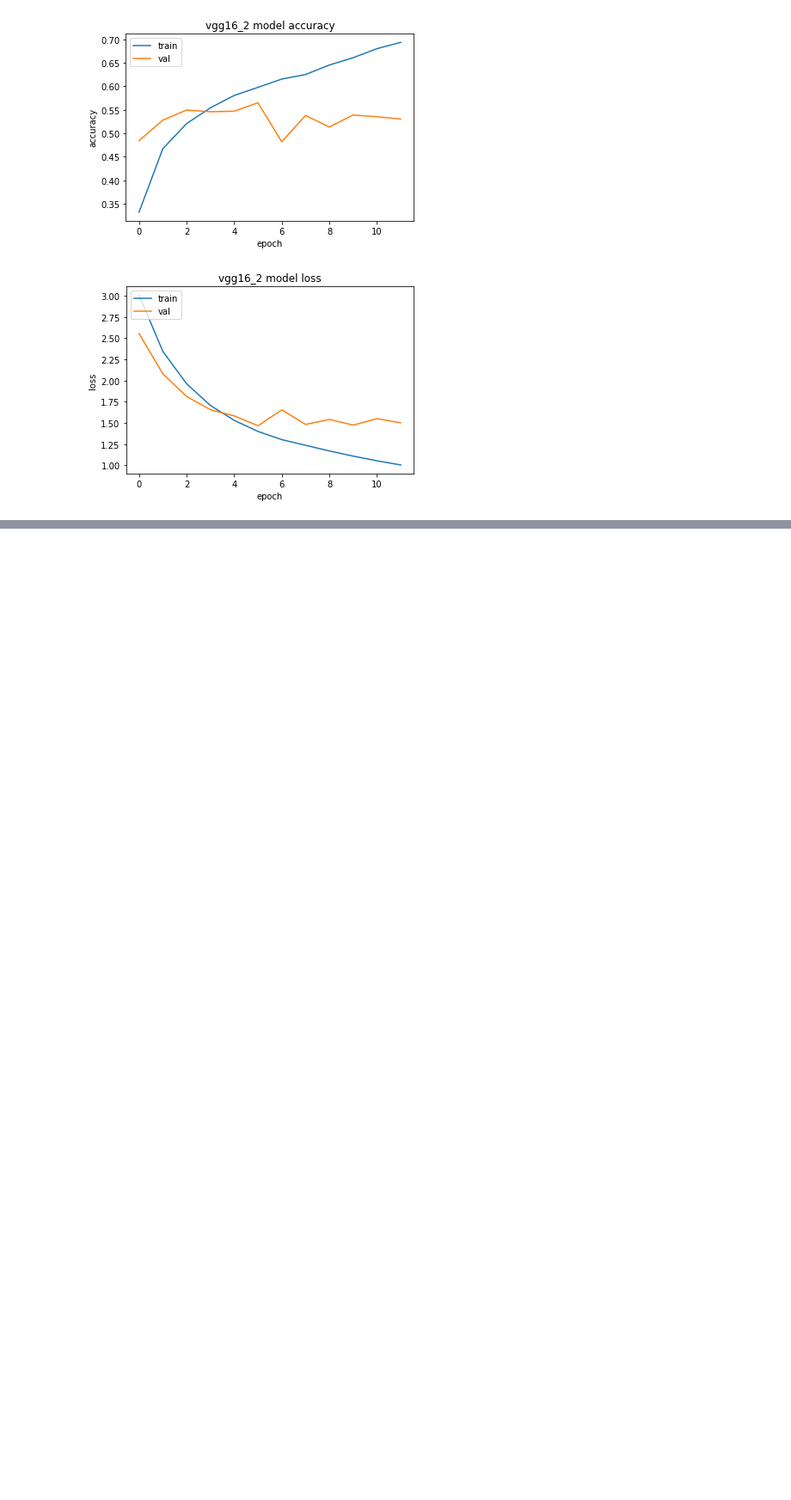
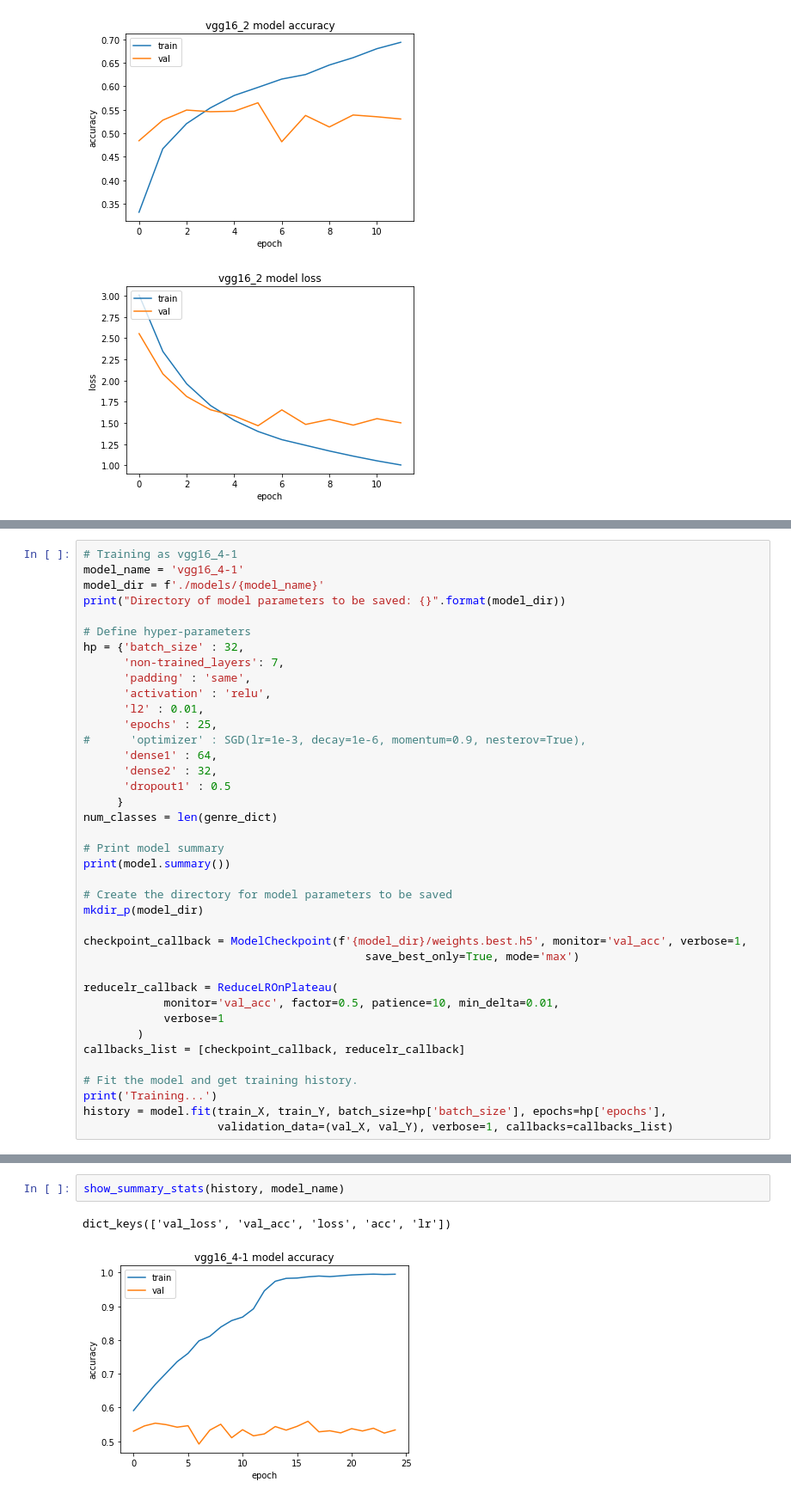
Before and after one commit to kuangweihuang/MIDS_w210_capstone_mb_kh_ws, a Jupyter notebook: 4.0_cnn_genre_classification_transfer_learning.ipynb, the cells around one changed output, grey strips where cells are left out. Shown: that part at 86% size. Drawn from its saved outputs; the diff is of its cells as text; blank space fills up the shorter version.

```diff
--- a/4.0_cnn_genre_classification_transfer_learning.ipynb
+++ b/4.0_cnn_genre_classification_transfer_learning.ipynb
@@ -638,0 +786,39 @@ dict_keys(['val_loss', 'val_acc', 'loss', 'acc', 'lr'])
+# %%
+# Training as vgg16_4-1
+model_name = 'vgg16_4-1'
+model_dir = f'./models/{model_name}'
+print("Directory of model parameters to be saved: {}".format(model_dir))
+
+# Define hyper-parameters
+hp = {'batch_size' : 32,
+      'non-trained_layers': 7,
+      'padding' : 'same',
+      'activation' : 'relu',
+      'l2' : 0.01,
+      'epochs' : 25,
+#      'optimizer' : SGD(lr=1e-3, decay=1e-6, momentum=0.9, nesterov=True),
+      'dense1' : 64,
+      'dense2' : 32,
+      'dropout1' : 0.5
+     }
+num_classes = len(genre_dict)
+
+# Print model summary
+print(model.summary())
+
+# Create the directory for model parameters to be saved
+mkdir_p(model_dir)
+
+checkpoint_callback = ModelCheckpoint(f'{model_dir}/weights.best.h5', monitor='val_acc', verbose=1,
+                                          save_best_only=True, mode='max')
+
+reducelr_callback = ReduceLROnPlateau(
+            monitor='val_acc', factor=0.5, patience=10, min_delta=0.01,
+            verbose=1
+        )
+callbacks_list = [checkpoint_callback, reducelr_callback]
+
+# Fit the model and get training history.
+print('Training...')
+history = model.fit(train_X, train_Y, batch_size=hp['batch_size'], epochs=hp['epochs'],
+                    validation_data=(val_X, val_Y), verbose=1, callbacks=callbacks_list)
@@ -638,0 +843,5 @@ dict_keys(['val_loss', 'val_acc', 'loss', 'acc', 'lr'])
+# %%
+show_summary_stats(history, model_name)
+# %% [output]
+dict_keys(['val_loss', 'val_acc', 'loss', 'acc', 'lr'])
+[figure, added]
```
Also changed, not shown: parts of 41 cells of this notebook, 3 other files.
